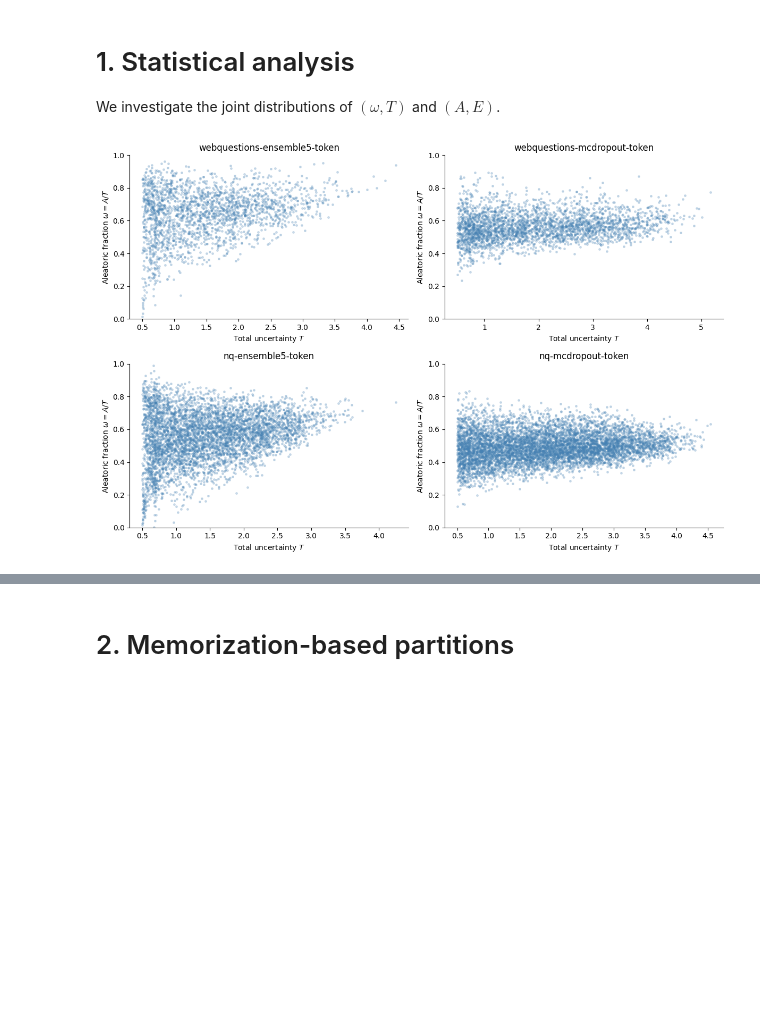
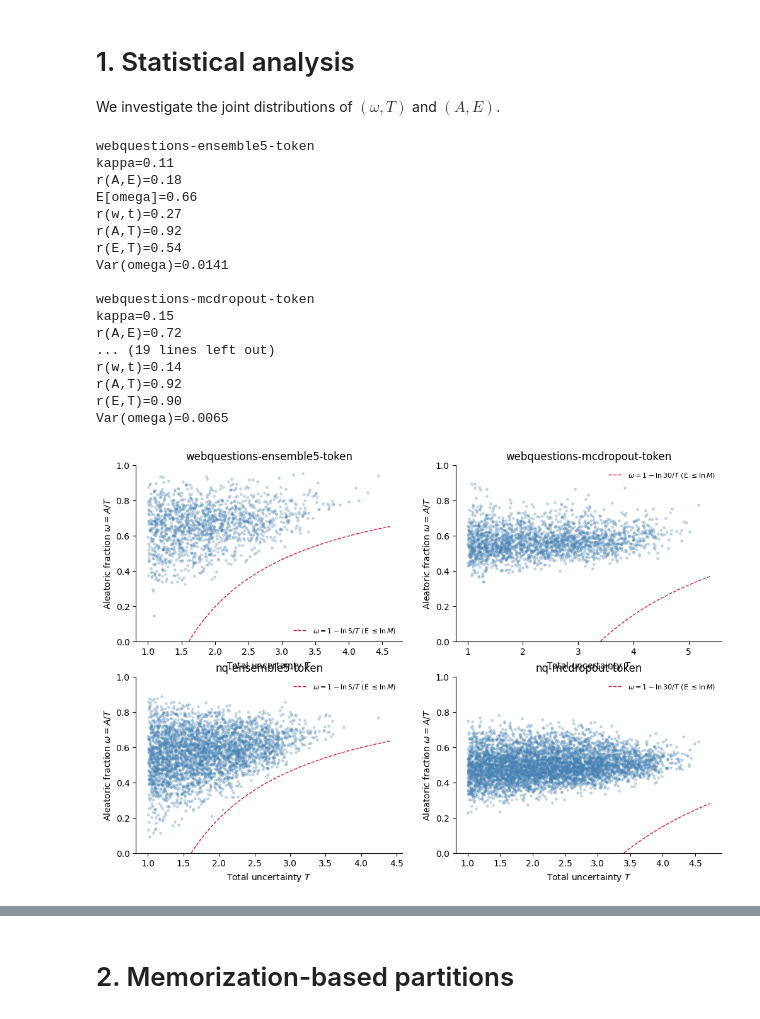
Before and after one commit to dries02/cbqa-ood, a Jupyter notebook: notebooks/disentanglement_v2.ipynb, the cells around one changed output, grey strips where cells are left out. Drawn from its saved outputs; the diff is of its cells as text; code cells hidden in the pictures; blank space fills up the shorter version.

```diff
--- a/notebooks/disentanglement_v2.ipynb
+++ b/notebooks/disentanglement_v2.ipynb
@@ -34,37 +34,87 @@ def read_uncertainties(df: pd.DataFrame, level_infix: str) -> tuple[NDArray, NDA
 # %%
 datasets = ("webquestions", "nq")
 methods = ("ensemble5", "mcdropout")
 level_infixes = ("token",)
-eps = 0.5
+eps = 1.0
 
 combinations = list(product(datasets, methods, level_infixes))
 n_plots = len(combinations)
 
 cols = 2
 rows = math.ceil(n_plots / cols)
 
 fig, axes = plt.subplots(rows, cols, figsize=(12, 4 * rows))
 axes = axes.flatten()  # Flatten in case of single row/col
 
 for idx, (dataset, method, level_infix) in enumerate(combinations):
     df = load_results(dataset, method, "hard", "1.0", level_infix)
     au, eu = read_uncertainties(df, level_infix)
     total = au + eu
+
+
     omega = au / (total + 1e-8)
     mask = total > eps
 
     ax = axes[idx]
     ax.scatter(total[mask], omega[mask], alpha=0.25, s=6, color="steelblue", rasterized=True)
-    ax.set_title(f"{dataset}-{method}-{level_infix}")
+    title = f"{dataset}-{method}-{level_infix}"
+    ax.set_title(title)
     ax.set_xlabel(r"Total uncertainty $T$")
     ax.set_ylabel(r"Aleatoric fraction $\omega = A/T$")
     ax.set_ylim(0, 1)
     ax.spines[["top", "right"]].set_visible(False)
 
-plt.tight_layout()
-plt.show()
+    from scipy.stats import pearsonr
+
+    total = total[mask]
+    au = au[mask]
+    eu = eu[mask]
+    omega=omega[mask]
+
+    kappa = total.var(ddof=1) / total.mean()**2
+    print(title)
+    print(f"kappa={kappa:.2f}")
+    print(f"r(A,E)={pearsonr(au, eu).statistic:.2f}")
+    print(f"E[omega]={omega.mean():.2f}")
+    print(f"r(w,t)={pearsonr(omega, total).statistic:.2f}")
+
+    print(f"r(A,T)={pearsonr(au, total).statistic:.2f}")
+    print(f"r(E,T)={pearsonr(eu, total).statistic:.2f}")
+    print(f"Var(omega)={omega.var(ddof=1):.4f}")
+
+
+    print()
+
+
+    M = 5 if method == "ensemble5" else 30
+    ln_m = np.log(M)
+    t = np.linspace(ln_m, ax.get_xlim()[1], 200)
+    ax.plot(t, 1 - ln_m / t, ls="--", lw=1, color="crimson",
+            label=rf"$\omega = 1 - \ln {M}/T$ (E $\leq \ln M$)")
+    ax.legend(frameon=False, fontsize=8)
+
+
+# plt.tight_layout()
+# plt.show()
 # %% [output]
+webquestions-ensemble5-token
+kappa=0.11
+r(A,E)=0.18
+E[omega]=0.66
+r(w,t)=0.27
+r(A,T)=0.92
+r(E,T)=0.54
+Var(omega)=0.0141
+
+webquestions-mcdropout-token
+kappa=0.15
+r(A,E)=0.72
+... (19 lines left out)
+r(w,t)=0.14
+r(A,T)=0.92
+r(E,T)=0.90
+Var(omega)=0.0065
-[figure, old version]
+[figure, new version]
 # %%
 datasets = ("webquestions", "nq")
 methods = ("ensemble5", "mcdropout")
```
Also changed, not shown: parts of 3 cells of this notebook, 1 other file.
